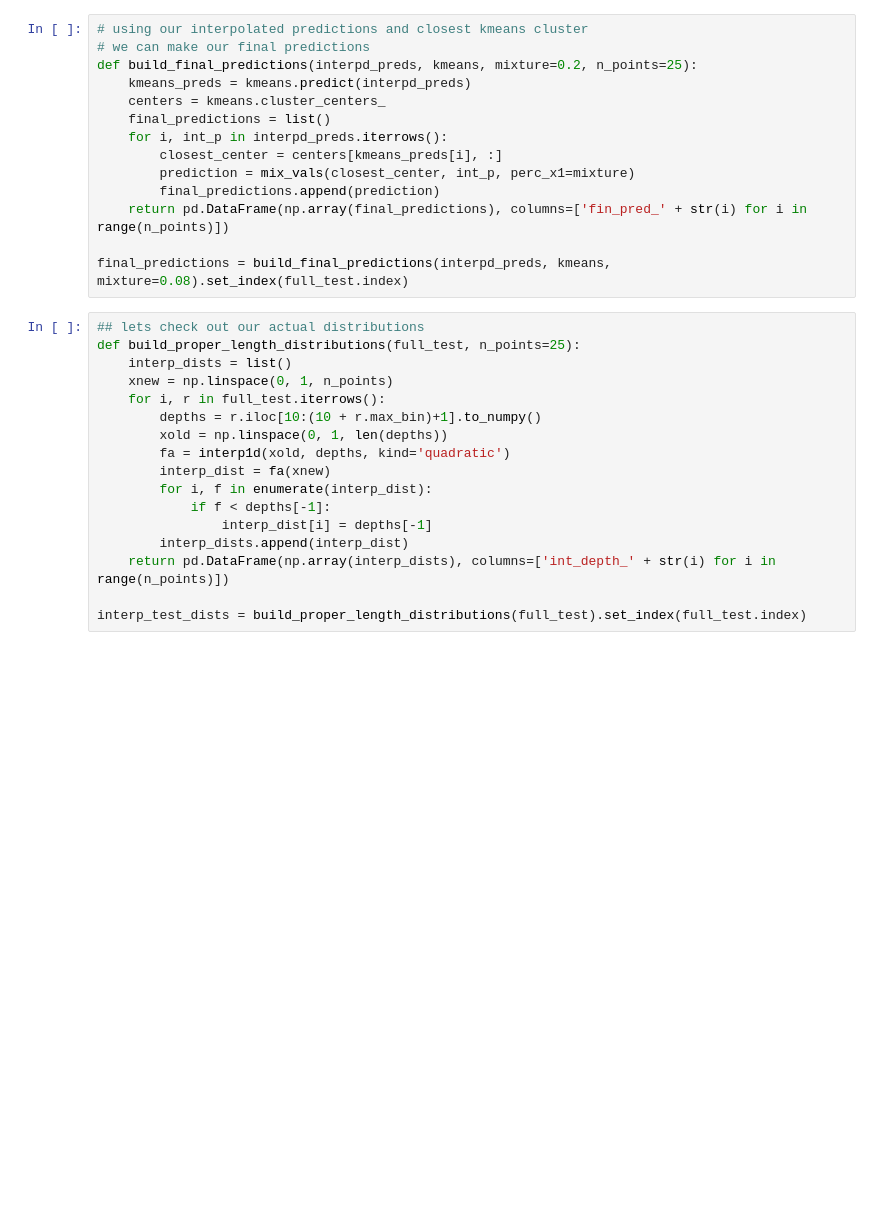
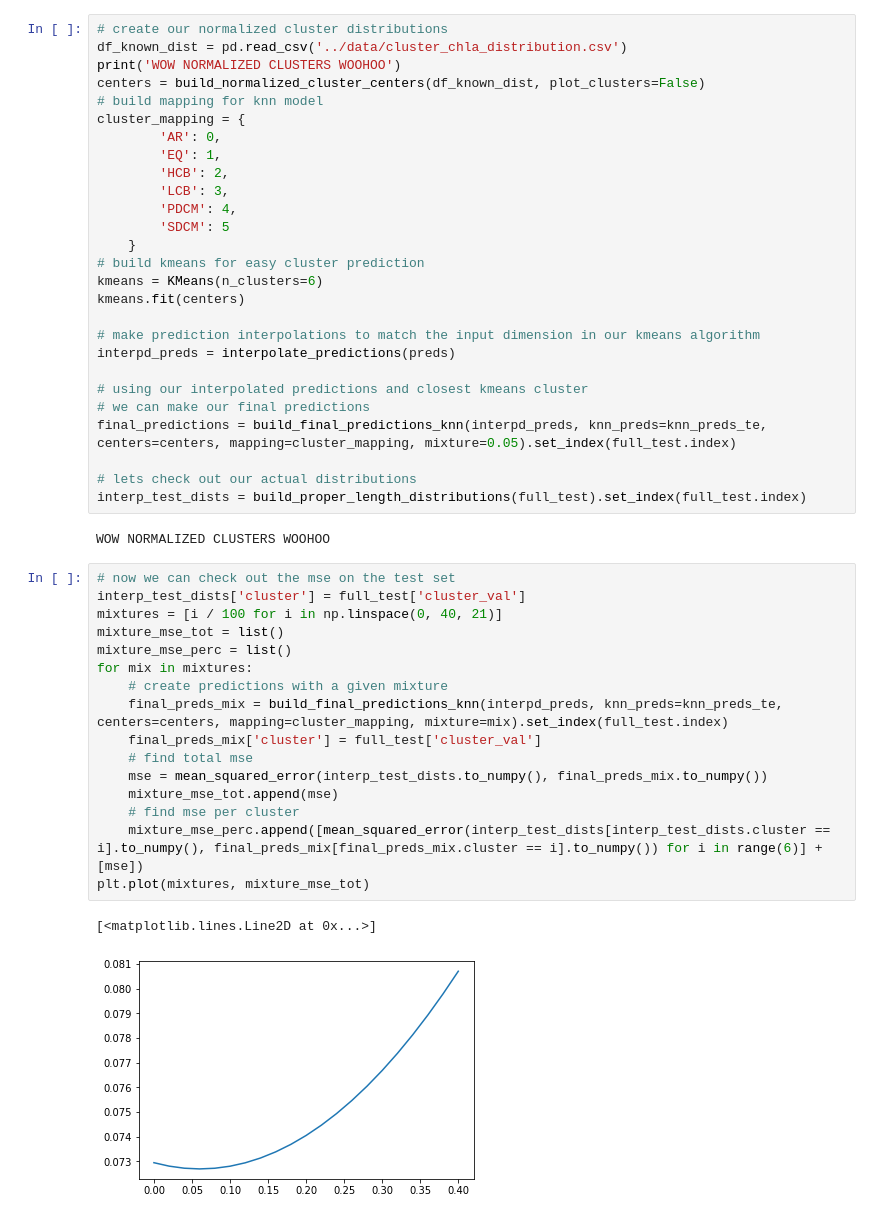
Before and after one commit to gnyirjesy/ocean-depth-characterization, a Jupyter notebook: preliminary_models/final_ml_testing_bh.ipynb, the cells around one changed output. Saved outputs shown, nothing was run; the diff lists cells and outputs as text; blank space fills up the shorter version.

```diff
--- a/preliminary_models/final_ml_testing_bh.ipynb
+++ b/preliminary_models/final_ml_testing_bh.ipynb
@@ -167,34 +227,51 @@ def mix_vals(x1, x2, perc_x1=0.5):
-# %%
-# using our interpolated predictions and closest kmeans cluster
-# we can make our final predictions
-def build_final_predictions(interpd_preds, kmeans, mixture=0.2, n_points=25):
-    kmeans_preds = kmeans.predict(interpd_preds)
-    centers = kmeans.cluster_centers_
-    final_predictions = list()
-    for i, int_p in interpd_preds.iterrows():
-        closest_center = centers[kmeans_preds[i], :]
-        prediction = mix_vals(closest_center, int_p, perc_x1=mixture)
-        final_predictions.append(prediction)
-    return pd.DataFrame(np.array(final_predictions), columns=['fin_pred_' + str(i) for i in range(n_points)])
-
-final_predictions = build_final_predictions(interpd_preds, kmeans, mixture=0.08).set_index(full_test.index)
-# %%
-## lets check out our actual distributions
-def build_proper_length_distributions(full_test, n_points=25):
-    interp_dists = list()
-    xnew = np.linspace(0, 1, n_points)
-    for i, r in full_test.iterrows():
-        depths = r.iloc[10:(10 + r.max_bin)+1].to_numpy()
-        xold = np.linspace(0, 1, len(depths))
-        fa = interp1d(xold, depths, kind='quadratic')
-        interp_dist = fa(xnew)
-        for i, f in enumerate(interp_dist):
-            if f < depths[-1]:
-                interp_dist[i] = depths[-1]
-        interp_dists.append(interp_dist)
-    return pd.DataFrame(np.array(interp_dists), columns=['int_depth_' + str(i) for i in range(n_points)])
-
-interp_test_dists = build_proper_length_distributions(full_test).set_index(full_test.index)
+# %%
+# create our normalized cluster distributions
+df_known_dist = pd.read_csv('../data/cluster_chla_distribution.csv')
+print('WOW NORMALIZED CLUSTERS WOOHOO')
+centers = build_normalized_cluster_centers(df_known_dist, plot_clusters=False)
+# build mapping for knn model
+cluster_mapping = {
+        'AR': 0,
+        'EQ': 1,
+        'HCB': 2,
+        'LCB': 3,
+        'PDCM': 4,
+        'SDCM': 5
+    }
+# build kmeans for easy cluster prediction
+kmeans = KMeans(n_clusters=6)
+kmeans.fit(centers)
+
+# make prediction interpolations to match the input dimension in our kmeans algorithm
+interpd_preds = interpolate_predictions(preds)
+
+# using our interpolated predictions and closest kmeans cluster
+# we can make our final predictions
+final_predictions = build_final_predictions_knn(interpd_preds, knn_preds=knn_preds_te, centers=centers, mapping=cluster_mapping, mixture=0.05).set_index(full_test.index)
+
+# lets check out our actual distributions
+interp_test_dists = build_proper_length_distributions(full_test).set_index(full_test.index)
+# %% [output]
+WOW NORMALIZED CLUSTERS WOOHOO
+# %%
+# now we can check out the mse on the test set
+interp_test_dists['cluster'] = full_test['cluster_val']
+mixtures = [i / 100 for i in np.linspace(0, 40, 21)]
+mixture_mse_tot = list()
+mixture_mse_perc = list()
+for mix in mixtures:
+    # create predictions with a given mixture
+    final_preds_mix = build_final_predictions_knn(interpd_preds, knn_preds=knn_preds_te, centers=centers, mapping=cluster_mapping, mixture=mix).set_index(full_test.index)
+    final_preds_mix['cluster'] = full_test['cluster_val']
+    # find total mse
+    mse = mean_squared_error(interp_test_dists.to_numpy(), final_preds_mix.to_numpy())
+    mixture_mse_tot.append(mse)
+    # find mse per cluster
+    mixture_mse_perc.append([mean_squared_error(interp_test_dists[interp_test_dists.cluster == i].to_numpy(), final_preds_mix[final_preds_mix.cluster == i].to_numpy()) for i in range(6)] + [mse])
+plt.plot(mixtures, mixture_mse_tot)
+# %% [output]
+[<matplotlib.lines.Line2D at 0x...>]
+[figure, added]
 # %%
 # now we can check out the mse on the test set
 interp_test_dists['cluster'] = full_test['cluster_val']
```
Also changed, not shown: parts of 16 cells of this notebook, 9 other files.
